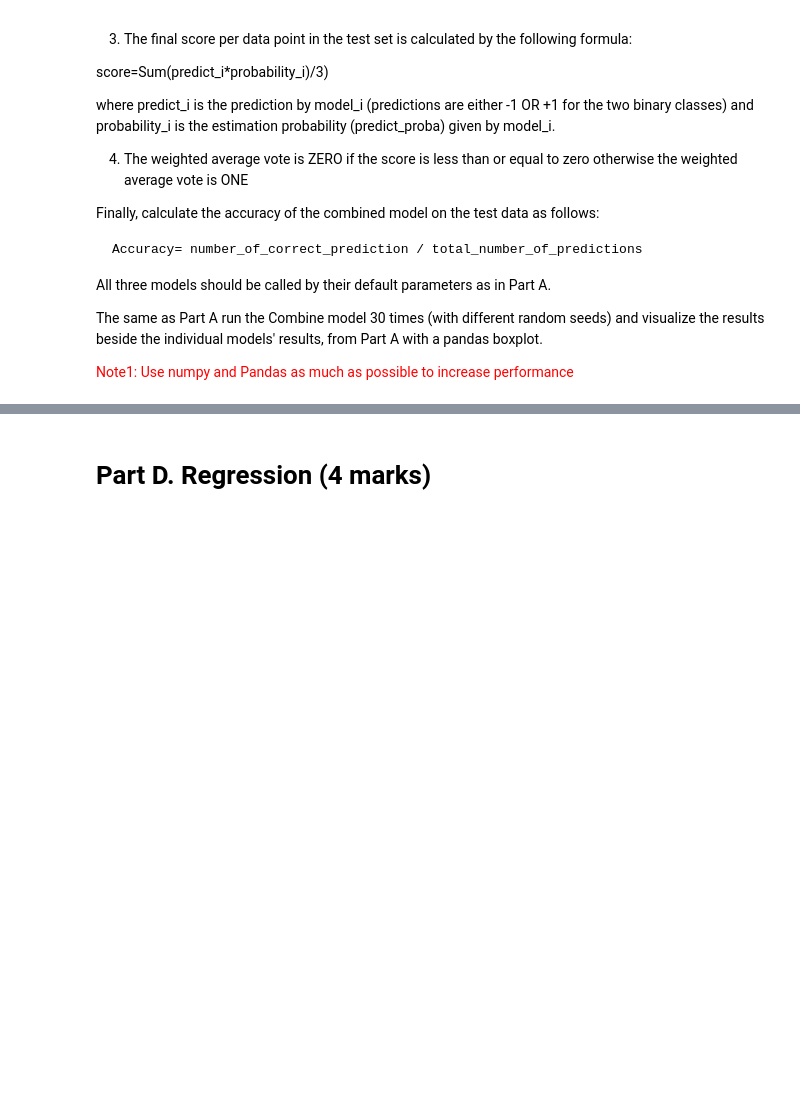
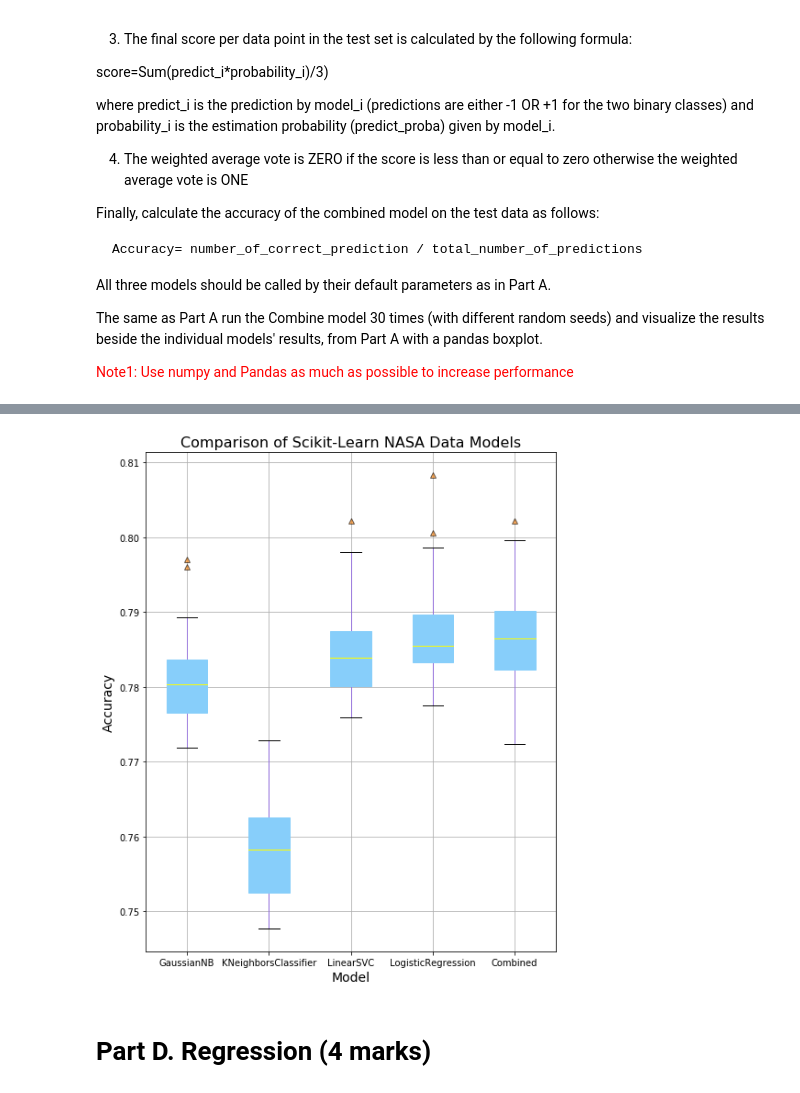
Before and after one commit to joelfad/ensf519, a Jupyter notebook: anaconda_jupyter/notebooks/assign2/Assignment2.ipynb, the cells around one changed output, grey strips where cells are left out. Cells and saved outputs as stored; diff of their text form; code cells hidden in the pictures; blank space fills up the shorter version.

Commit message:
part c done

```diff
--- a/anaconda_jupyter/notebooks/assign2/Assignment2.ipynb
+++ b/anaconda_jupyter/notebooks/assign2/Assignment2.ipynb
@@ -339,3 +231,60 @@ combine(LogisticRegression, GaussianNB, KNeighborsClassifier)
+# %%
+from sklearn.metrics import accuracy_score
+
+def combine(model_1, model_2, model_3, count):
+    """
+    Generates a weighted prediction from 3 models
+    """
+    scores = []
+    for seed in range(1, count + 1):
+        vote_df = pd.DataFrame()
+        for m in [model_1, model_2, model_3]:
+            model = m()
+            # take 75% of data as training set and 25% of as test set
+            X_train, X_test, y_train, y_test = train_test_split(
+                nasa_df.drop('label', axis=1), nasa_df['label'], test_size=0.25, random_state=seed)
+            # train model
+            model.fit(X_train, y_train)
+            # predict class and probability
+            preds = model.predict(X_test)
+            probs = model.predict_proba(X_test)
+            # calcuate weighted vote
+            votes = []
+            for i, p in enumerate(preds):
+                if p == 1:
+                    votes.append(probs[i][1])
+                elif p == 0:
+                    votes.append(-1 * probs[i][0])
+                else:
+                    raise RuntimeError("Invalid prediction class, ", p)
+            vote_df[m.__name__ + '_v'] = votes
+
+        # average the votes from each model and round to 0 or 1 for combined prediction
+        y_pred = vote_df.mean(axis=1).apply(np.ceil).apply(np.absolute)
+
+        # score prediction
+        scores.append(accuracy_score(y_test, y_pred))
+    return scores
+
+# add combined scores to existing dataframe from Part A
+model_dist_df["Combined"] = combine(LogisticRegression, GaussianNB, KNeighborsClassifier, 30)
+
+# plot data
+ax = model_dist_df.plot.box(
+    figsize=(8, 10),
+    grid=True,
+    patch_artist=True,
+    flierprops={'markerfacecolor': '#ff7f00', 'marker': '^', 'alpha': 0.6},
+    color=dict(boxes='lightskyblue', whiskers='mediumpurple', medians='yellow')
+)
+ax.set_title('Comparison of Scikit-Learn NASA Data Models')
+ax.title.set_fontsize(16)
+ax.set_ylabel('Accuracy')
+ax.set_xlabel('Model')
+ax.yaxis.label.set_fontsize(14)
+ax.xaxis.label.set_fontsize(14)
+# %% [output]
+[figure, added]
 # %% [markdown]
 <h1>Part D. Regression (4 marks)</h1>
 # %% [markdown]
```
Also changed, not shown: parts of 4 cells of this notebook.
